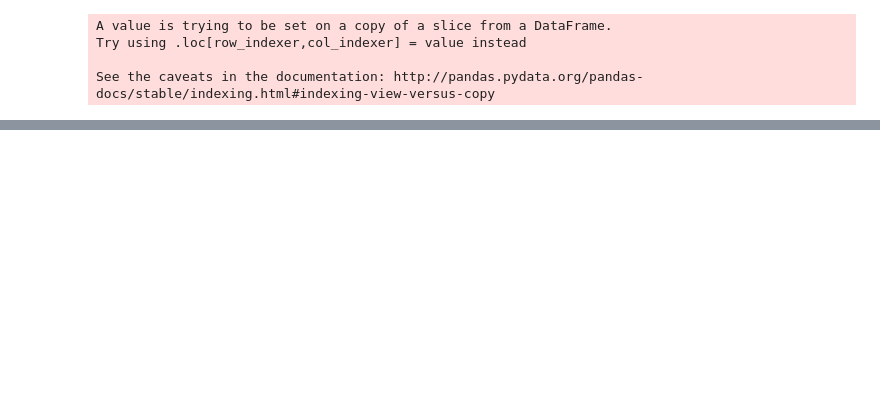
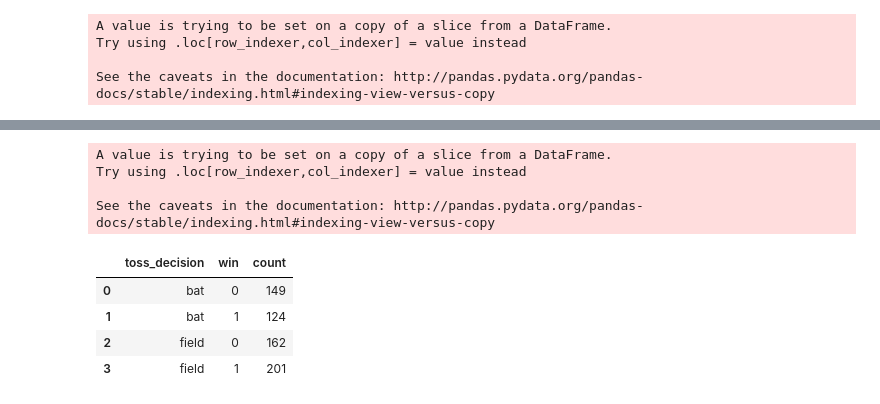
Before and after one commit to venugopalshetty1/datahackIPL, a Jupyter notebook: Untitled1 (3).ipynb, the cells around one changed output, grey strips where cells are left out. Cells and saved outputs as stored; diff of their text form; code cells hidden in the pictures; blank space fills up the shorter version.

```diff
--- a/Untitled1 (3).ipynb
+++ b/Untitled1 (3).ipynb
@@ -683,0 +755,22 @@ plotly.offline.iplot({
+# %%
+#### chi square association between toss-decision and winning
+
+
+assoc_toss_win_winning=match_data[['toss_winner','toss_decision','winner']]
+# %%
+assoc_toss_win_winning['win']=(assoc_toss_win_winning['toss_winner']==assoc_toss_win_winning['winner']).apply(int)
+# %% [output]
+A value is trying to be set on a copy of a slice from a DataFrame.
+Try using .loc[row_indexer,col_indexer] = value instead
+
+See the caveats in the documentation: http://pandas.pydata.org/pandas-docs/stable/indexing.html#indexing-view-versus-copy
+# %%
+assoc_toss_win_winning=assoc_toss_win_winning.groupby(['toss_decision','win'], as_index=False)['win'].agg({'count':'count'})
+# %%
+assoc_toss_win_winning
+# %% [output]
+|  | toss_decision | win | count |
+| 0 | bat | 0 | 149 |
+| 1 | bat | 1 | 124 |
+| 2 | field | 0 | 162 |
+| 3 | field | 1 | 201 |
```
Also changed, not shown: parts of 34 cells of this notebook.
